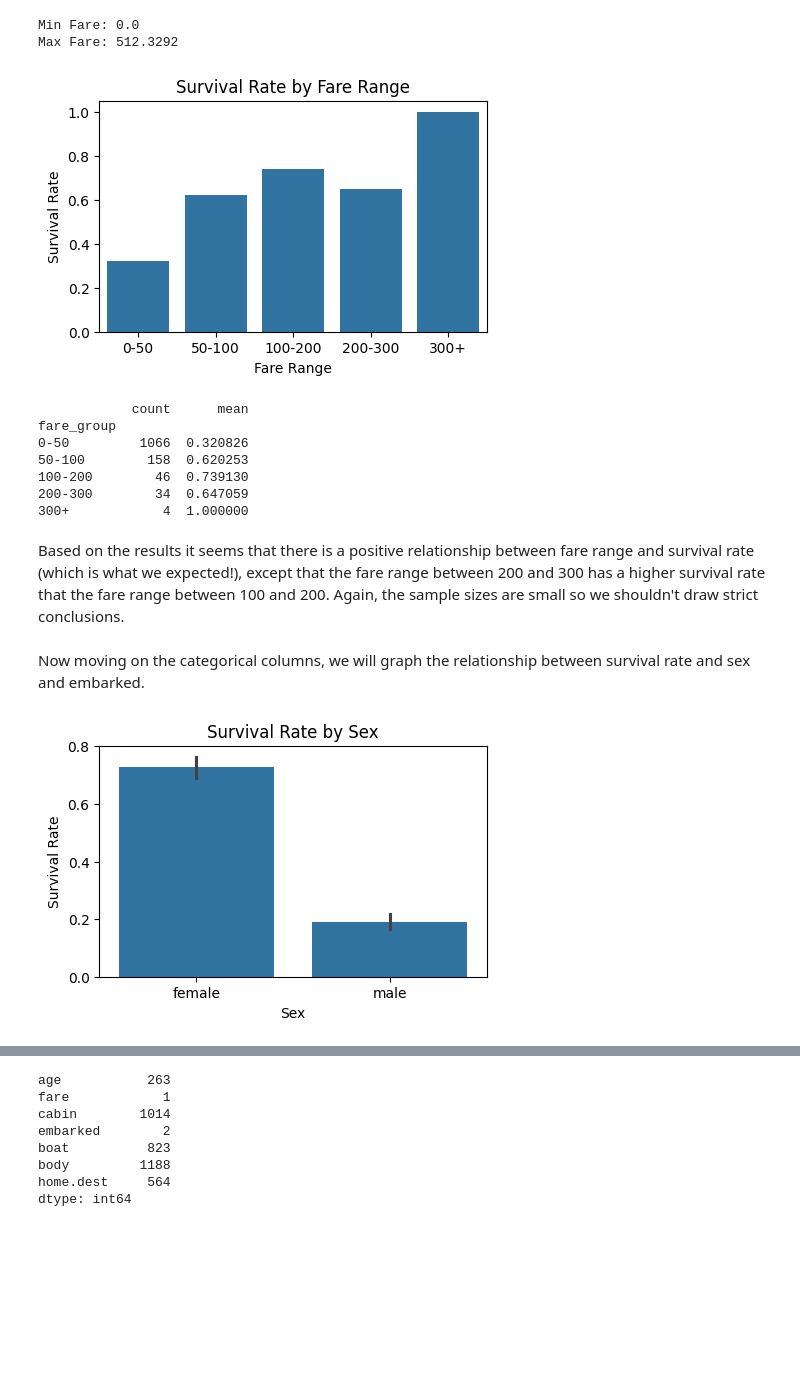
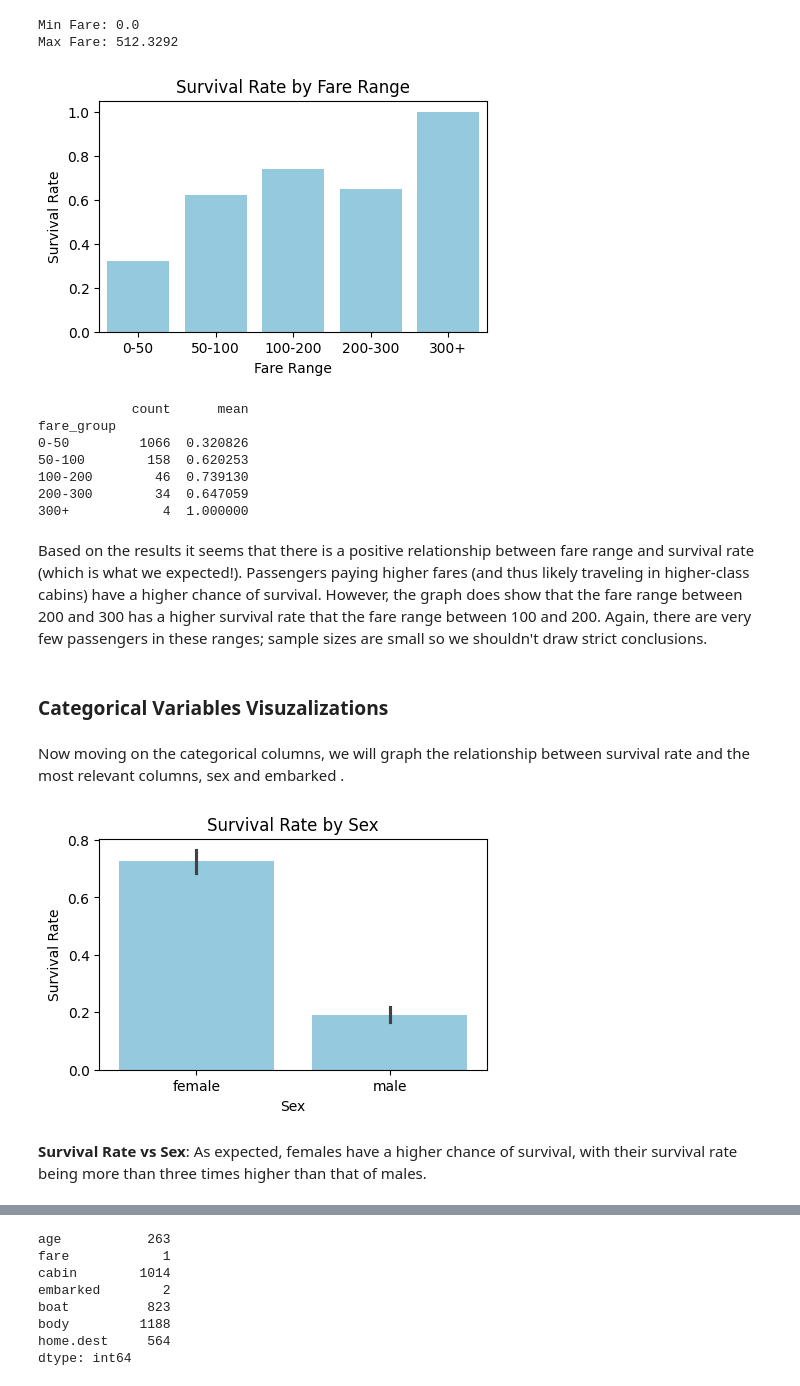
Before and after one commit to cayetana-h/ML-fundamentals-2025, a Jupyter notebook: first_assignment/assignment_1_cayetana_hinostroza.ipynb, the cells around one changed output, grey strips where cells are left out. Saved outputs shown, nothing was run; the diff lists cells and outputs as text; code cells hidden in the pictures; blank space fills up the shorter version.

```diff
--- a/first_assignment/assignment_1_cayetana_hinostroza.ipynb
+++ b/first_assignment/assignment_1_cayetana_hinostroza.ipynb
@@ -20,0 +41,8 @@ df = pd.read_excel("titanic3.xlsx")
+# %%
+"""When I did this task I ran into some issues dowloading the dataset.
+After a few minutes I realized that the newest version of xlrd was no
+longer compatible with .xls files so I decided to change the format of
+the file to .xlsx to load it. I decided to do since I was struggling to
+download an old version of xlrd. """
+
+df = pd.read_excel("titanic.xlsx")
@@ -210,22 +319,22 @@ Max Fare: 512.3292
 # %%
 # Now that we know the min and max we can split the bins accordingly
 
 fare_bins = [0, 50, 100, 200, 300, 512.33]
 fare_ranges = ['0-50', '50-100', '100-200', '200-300', '300+']
 
 
 df_copy['fare_group'] = pd.cut(df_copy['fare'], bins=fare_bins, labels=fare_ranges, right=False)
 
-fare_survival_rate = df_copy.groupby('fare_group')['survived'].mean()
+fare_survival_rate = df_copy.groupby('fare_group', observed=False)['survived'].mean()
 
 
 plt.figure(figsize=(5, 3))
-sns.barplot(x=fare_survival_rate.index, y=fare_survival_rate.values)
+sns.barplot(x=fare_survival_rate.index, y=fare_survival_rate.values, color='skyblue')
 plt.title("Survival Rate by Fare Range")
 plt.xlabel("Fare Range")
 plt.ylabel("Survival Rate")
 
 plt.show()
 # %% [output]
-[figure, old version]
+[figure, new version]
 # %%
@@ -240,18 +349,23 @@ fare_group
 200-300        34  0.647059
 300+            4  1.000000
 # %% [markdown]
-Based on the results it seems that there is a positive relationship between fare range and survival rate (which is what we expected!), except that the fare range between 200 and 300 has a higher survival rate that the fare range between 100 and 200. Again, the sample sizes are small so we shouldn't draw strict conclusions.
+Based on the results it seems that there is a positive relationship between fare range and survival rate (which is what we expected!). Passengers paying higher fares (and thus likely traveling in higher-class cabins) have a higher chance of survival. However, the graph does show that the fare range between 200 and 300 has a higher survival rate that the fare range between 100 and 200. Again, there are very few passengers in these ranges; sample sizes are small so we shouldn't draw strict conclusions.
+# %% [markdown]
+### <font color='6e6e6e'>Categorical Variables Visuzalizations</font>
 # %% [markdown]
-Now moving on the categorical columns, we will graph the relationship between survival rate and sex and embarked.
+Now moving on the categorical columns, we will graph the relationship between survival rate and the most relevant columns, sex and embarked .
 # %%
 plt.figure(figsize=(5, 3))
-sns.barplot(x=df['sex'], y=df['survived'])
+sns.barplot(x=df['sex'], y=df['survived'], color='skyblue')
 
 plt.title('Survival Rate by Sex')
 plt.ylabel('Survival Rate')
 plt.xlabel('Sex')
 plt.show()
 # %% [output]
-[figure, old version]
+[figure, new version]
+# %% [markdown]
+**Survival Rate vs Sex**:
+As expected, females have a higher chance of survival, with their survival rate being more than three times higher than that of males.
 # %%
 plt.figure(figsize=(5, 3))
```
Also changed, not shown: parts of 87 cells of this notebook, 2 other files.
